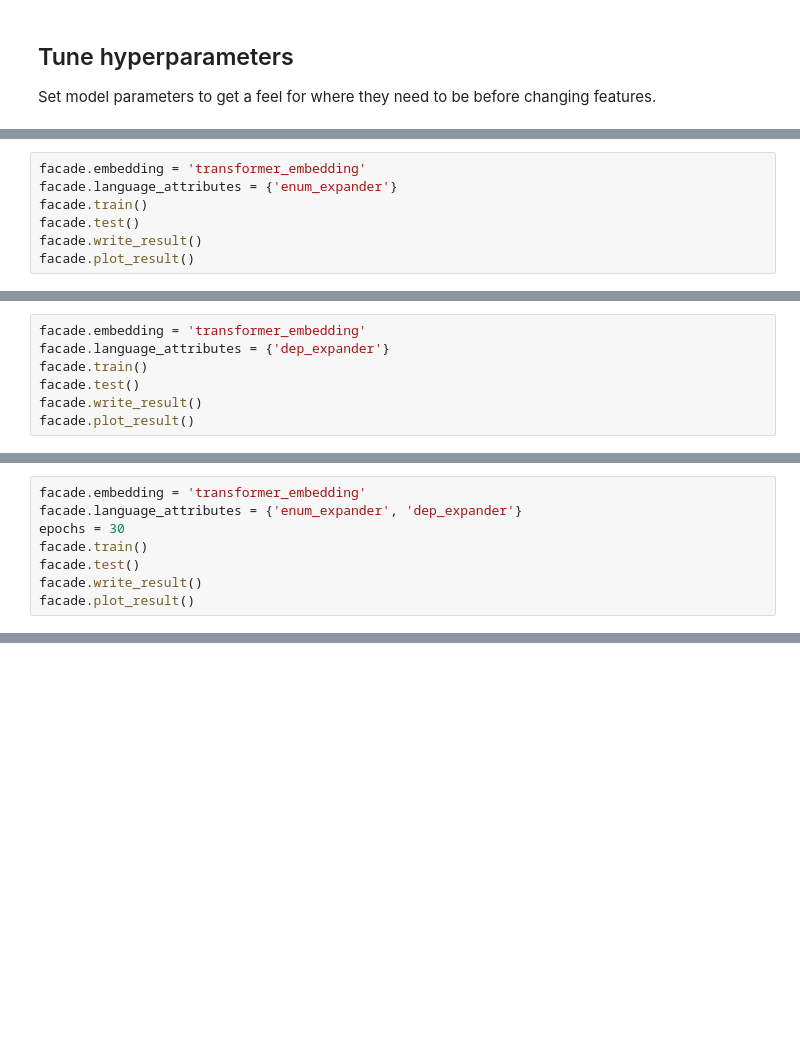
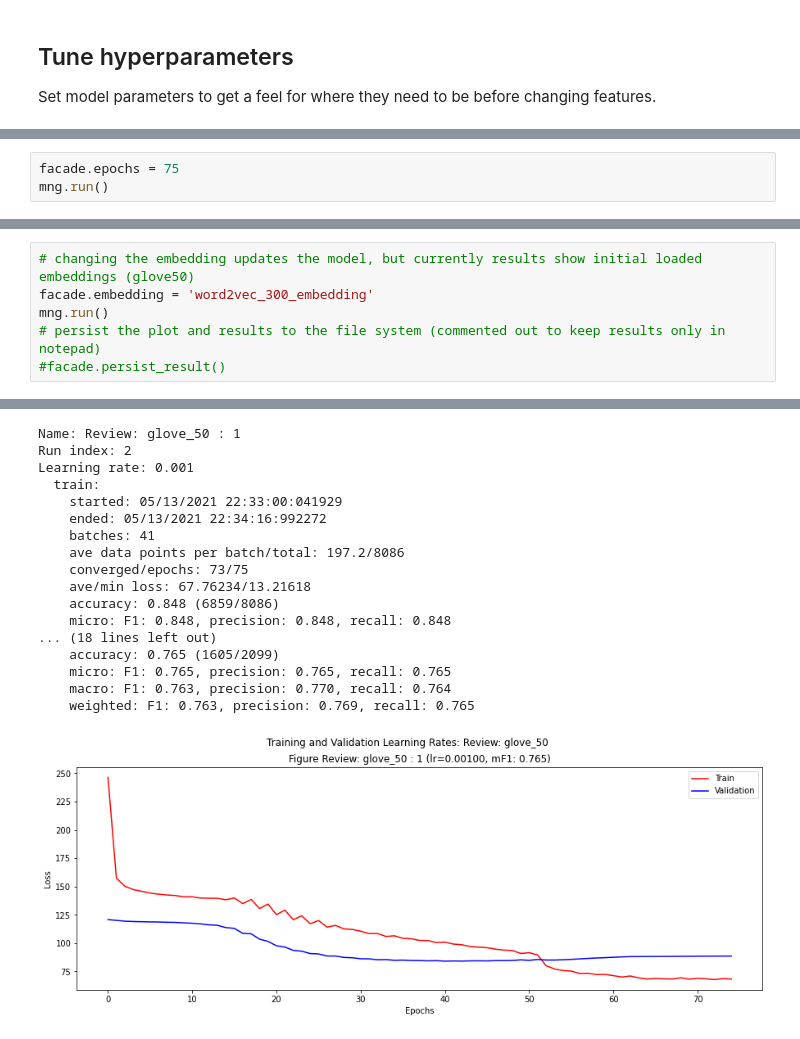
Before and after one commit to plandes/deepnlp, a Jupyter notebook: example/movie/notebook/movie.ipynb, the cells around one changed output, grey strips where cells are left out. Cells and saved outputs as stored; diff of their text form; blank space fills up the shorter version.

```diff
--- a/example/movie/notebook/movie.ipynb
+++ b/example/movie/notebook/movie.ipynb
@@ -312,7 +105,0 @@ movie.model.ReviewNetwork (2)
-# %%
-facade.embedding = 'transformer_embedding'
-facade.language_attributes = {'enum_expander'}
-facade.train()
-facade.test()
-facade.write_result()
-facade.plot_result()
@@ -356,7 +105,0 @@ movie.model.ReviewNetwork (2)
-# %%
-facade.embedding = 'transformer_embedding'
-facade.language_attributes = {'dep_expander'}
-facade.train()
-facade.test()
-facade.write_result()
-facade.plot_result()
@@ -400,8 +105,0 @@ movie.model.ReviewNetwork (2)
-# %%
-facade.embedding = 'transformer_embedding'
-facade.language_attributes = {'enum_expander', 'dep_expander'}
-epochs = 30
-facade.train()
-facade.test()
-facade.write_result()
-facade.plot_result()
@@ -444,0 +106,3 @@ movie.model.ReviewNetwork (2)
+# %%
+facade.epochs = 75
+mng.run()
@@ -444,0 +148,7 @@ movie.model.ReviewNetwork (2)
+# %%
+# changing the embedding updates the model, but currently results show initial loaded embeddings (glove50)
+facade.embedding = 'word2vec_300_embedding'
+mng.run()
+# persist the plot and results to the file system (commented out to keep results only in notepad)
+#facade.persist_result()
+# %% [output]
@@ -444,0 +172,18 @@ movie.model.ReviewNetwork (2)
+Name: Review: glove_50 : 1
+Run index: 2
+Learning rate: 0.001
+  train:
+    started: 05/13/2021 22:33:00:041929
+    ended: 05/13/2021 22:34:16:992272
+    batches: 41
+    ave data points per batch/total: 197.2/8086
+    converged/epochs: 73/75
+    ave/min loss: 67.76234/13.21618
+    accuracy: 0.848 (6859/8086)
+    micro: F1: 0.848, precision: 0.848, recall: 0.848
+... (18 lines left out)
+    accuracy: 0.765 (1605/2099)
+    micro: F1: 0.765, precision: 0.765, recall: 0.765
+    macro: F1: 0.763, precision: 0.770, recall: 0.764
+    weighted: F1: 0.763, precision: 0.769, recall: 0.765
+[figure, added]
```
Also changed, not shown: parts of 22 cells of this notebook, 11 other files.
